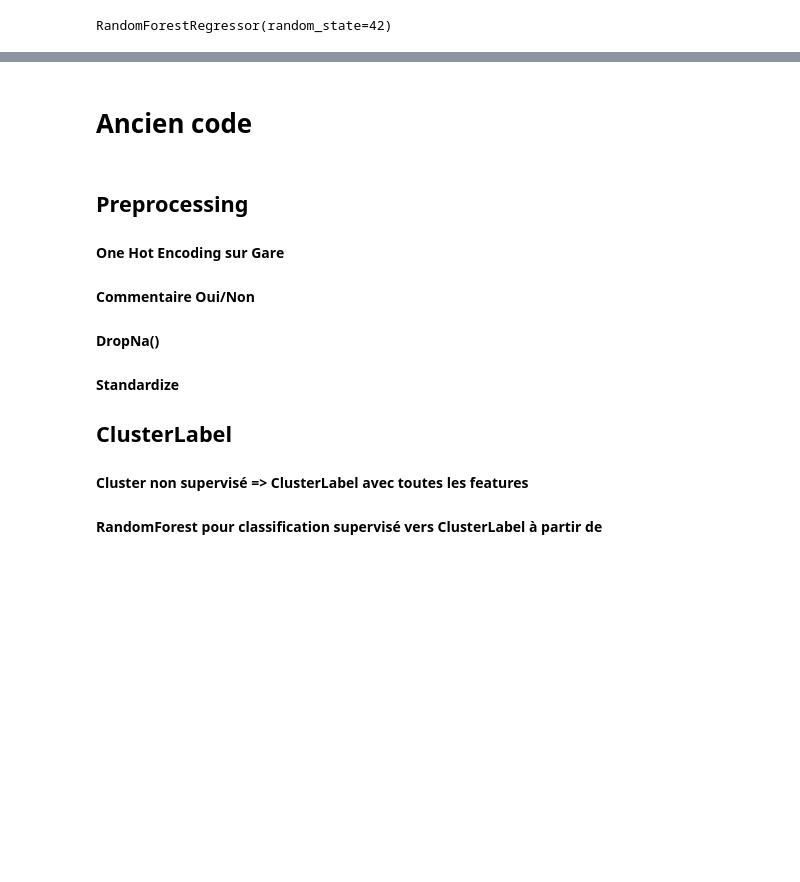
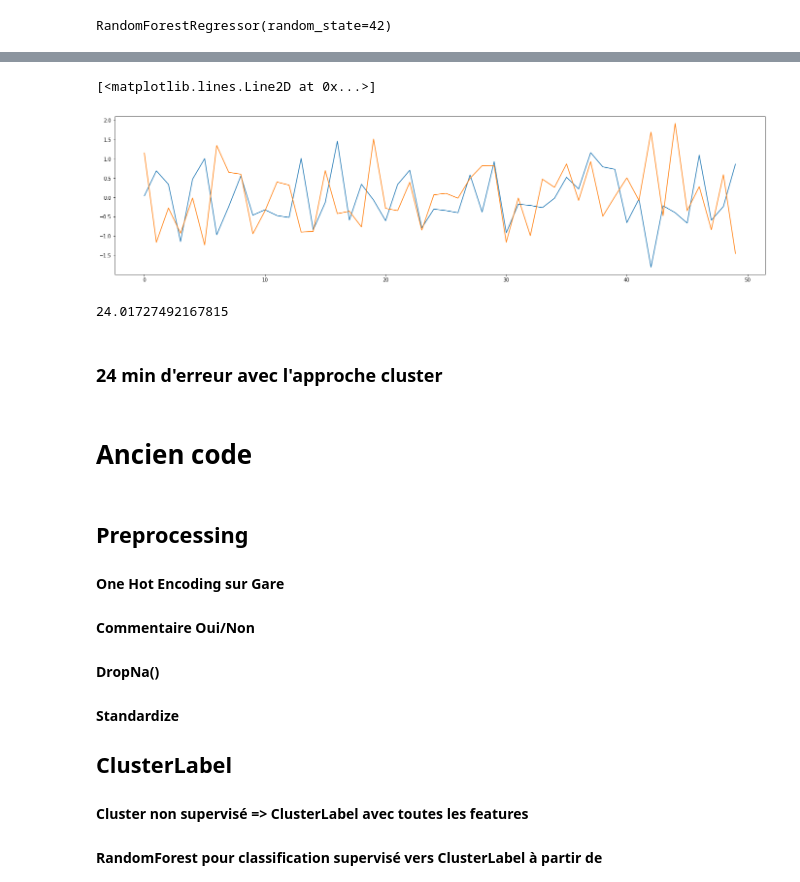
Before and after one commit to DanielRodriguezCiotti/projet-ML-CS, a Jupyter notebook: main/model_cluster.ipynb, the cells around one changed output, grey strips where cells are left out. Saved outputs shown, nothing was run; the diff lists cells and outputs as text; code cells hidden in the pictures; blank space fills up the shorter version.

Commit message:
maj_modele_cluster_fonctionnel_mais_moins_bon_que_embedding

```diff
--- a/main/model_cluster.ipynb
+++ b/main/model_cluster.ipynb
@@ -47,9 +50,9 @@ kmeans = KMeans(n_clusters=4, random_state=42)
 train['cluster'] = kmeans.fit_predict(data_for_clustering_normalized)
 # %%
-# Train Random Forest for each cluster
+# Train Random Forest for each cluster -> #####################################  tester xGBoost
 random_forest_models = {}
 for cluster_num in train['cluster'].unique():
-    cluster_data = train_encoded[train_encoded['cluster'] == cluster_num]
+    cluster_data = train[train['cluster'] == cluster_num]
     X = cluster_data[cols_for_cluster_assignment]
     y = cluster_data['retard_moyen_arrivee']
     rf = RandomForestRegressor(n_estimators=100, random_state=42)
@@ -70,6 +80,17 @@ test['predicted_cluster'] = test['predicted_cluster'].apply(round).astype(int)
 scaler = StandardScaler()
 test[numeric_cols] = scaler.fit_transform(test[numeric_cols].copy())
 
+test['retard_moyen_arrivee_predit'] = 0
+X_test = test[cols_for_cluster_assignment]
+#y_test = test['retard_moyen_arrivee']
+
+for i in range(NBR_CLUSTERS):
+    col_predicted = 'prediction_cluster_'+str(i)
+    prediction = random_forest_models[i].predict(X_test)
+    test[col_predicted] = prediction
+
+test
+"""
 se, taille = 0, 0
 for index, row in test.iterrows():
     X = row[cols_for_cluster_assignment].values.reshape(1, -1)  # Reshape data to 2D array
@@ -78,10 +99,13 @@ for index, row in test.iterrows():
 
     predictor = random_forest_models[cluster_label]
     y_predict = predictor.predict(X)
-    sqrd_error = (y_predict - y)**2
-    se += sqrd_error
-    taille += 1
+    row['retard_moyen_predit'] = y_predict
 
-mse = se/taille
-mse
+"""
+    #sqrd_error = (y_predict - y)**2
+    #se += sqrd_error
+    #taille += 1
+
+#mse = se/taille
+#mse
 # %% [output]
@@ -88,0 +113,10 @@ array([4386.21116903])
+# %%
+def update_true_prediction(row):
+    predicted_cluster_col = 'prediction_cluster_' + str(int(row['predicted_cluster']))
+    return row[predicted_cluster_col]
+
+# Appliquez la fonction à chaque ligne du DataFrame
+test['true_prediction'] = test.apply(lambda row: update_true_prediction(row), axis=1)
+# %%
+test_result = test[['retard_moyen_arrivee', 'prediction_cluster_0','prediction_cluster_1', 'prediction_cluster_2', 'prediction_cluster_3', 'true_prediction']]
+test_result.head()
@@ -89,3 +130,19 @@ array([4386.21116903])
+# %%
+nbr = 50
+pred = list(test_result.true_prediction)
+true = list(test_result.retard_moyen_arrivee)
+plt.figure(figsize=(24,6))
+plt.plot(range(nbr), pred[:nbr])
+plt.plot(range(nbr), true[:nbr])
+# %% [output]
+[<matplotlib.lines.Line2D at 0x...>]
+[figure, added]
+# %%
+np.sqrt(((test.retard_moyen_arrivee - test.true_prediction)**2).mean())*std + mean
+# %% [output]
+24.01727492167815
+# %% [markdown]
+### 24 min d'erreur avec l'approche cluster
 # %% [markdown]
 # Ancien code
 # %%
```
Also changed, not shown: parts of 4 cells of this notebook.
